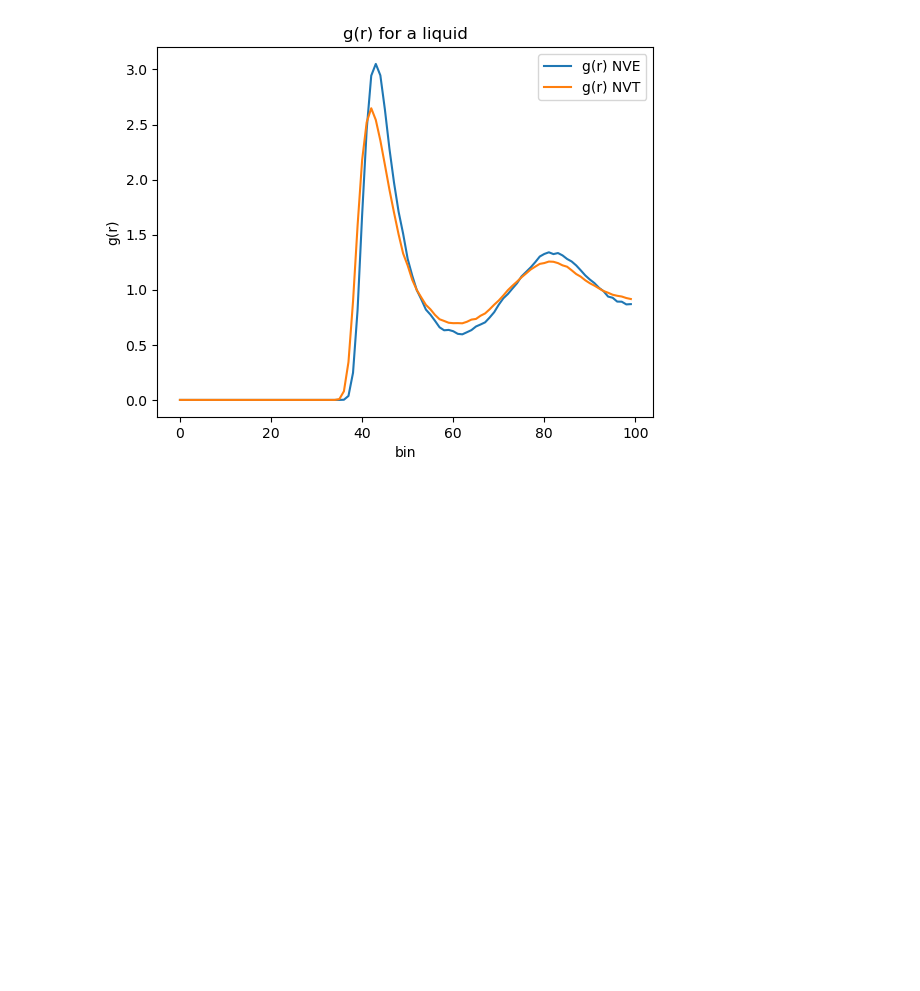
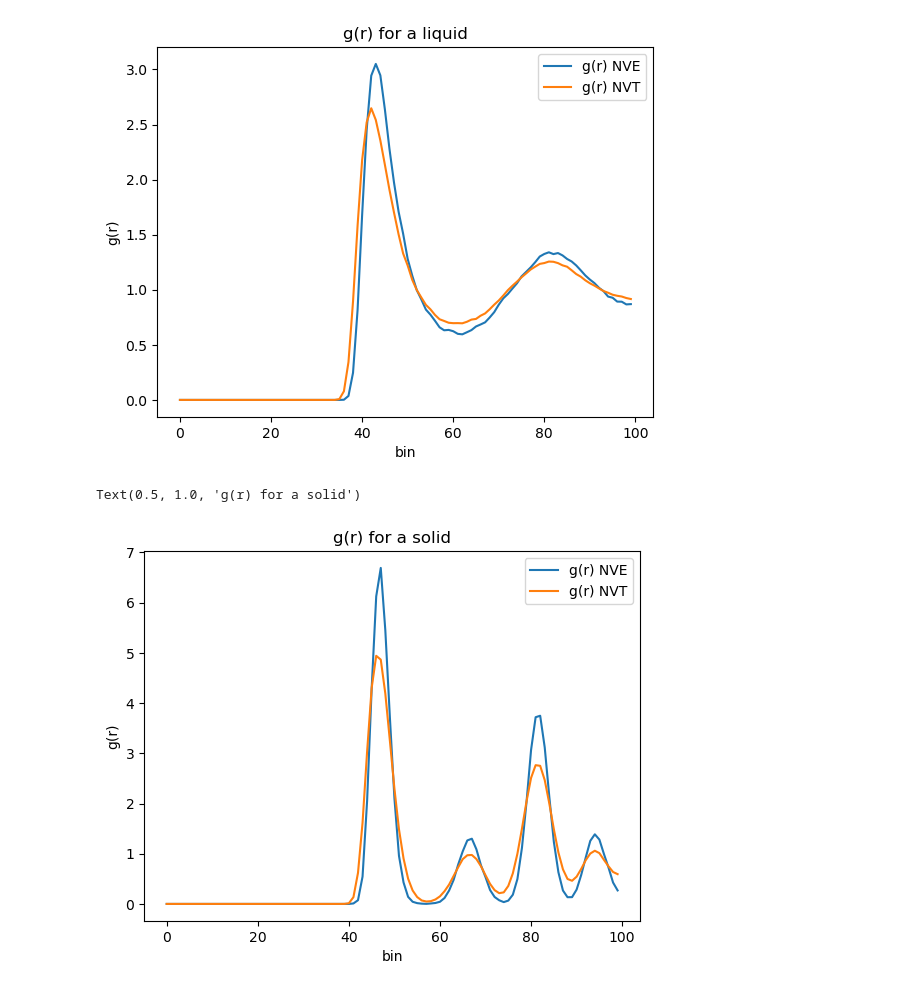
Before and after one commit to Giac97/Simulazione-Numerica, a Jupyter notebook: notebooks/Exercise 7/Exercise 07 - Analysis.ipynb, the cells around one changed output. Saved outputs shown, nothing was run; the diff lists cells and outputs as text; code cells hidden in the pictures; blank space fills up the shorter version.

Commit message:
Added g(r) output to analysis

```diff
--- a/notebooks/Exercise 7/Exercise 07 - Analysis.ipynb
+++ b/notebooks/Exercise 7/Exercise 07 - Analysis.ipynb
@@ -20,3 +20,16 @@ plt.title("g(r) for a liquid")
 # %% [output]
 Text(0.5, 1.0, 'g(r) for a liquid')
 [figure]
+# %%
+gdr_solid_MC = np.loadtxt("./Solid/MC/output_gdr.dat")
+gdr_solid_MD = np.loadtxt("./Solid/MD/output_gdr.dat")
+# %%
+plt.plot(gdr_solid_MD[-1], label = "g(r) NVE")
+plt.plot(gdr_solid_MC[-1], label = "g(r) NVT")
+plt.legend()
+plt.ylabel("g(r)")
+plt.xlabel("bin")
+plt.title("g(r) for a solid")
+# %% [output]
+Text(0.5, 1.0, 'g(r) for a solid')
+[figure, added]
```
Also changed, not shown: parts of 2 cells of this notebook, 4 other files.
